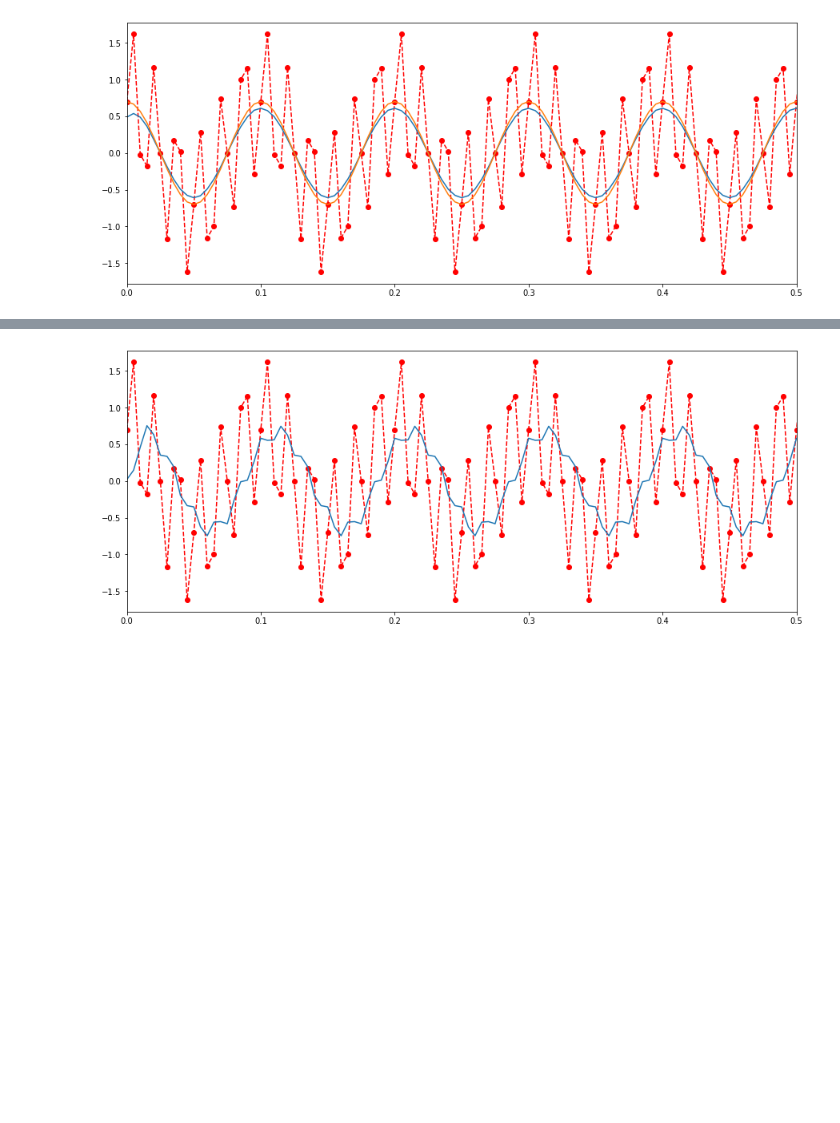
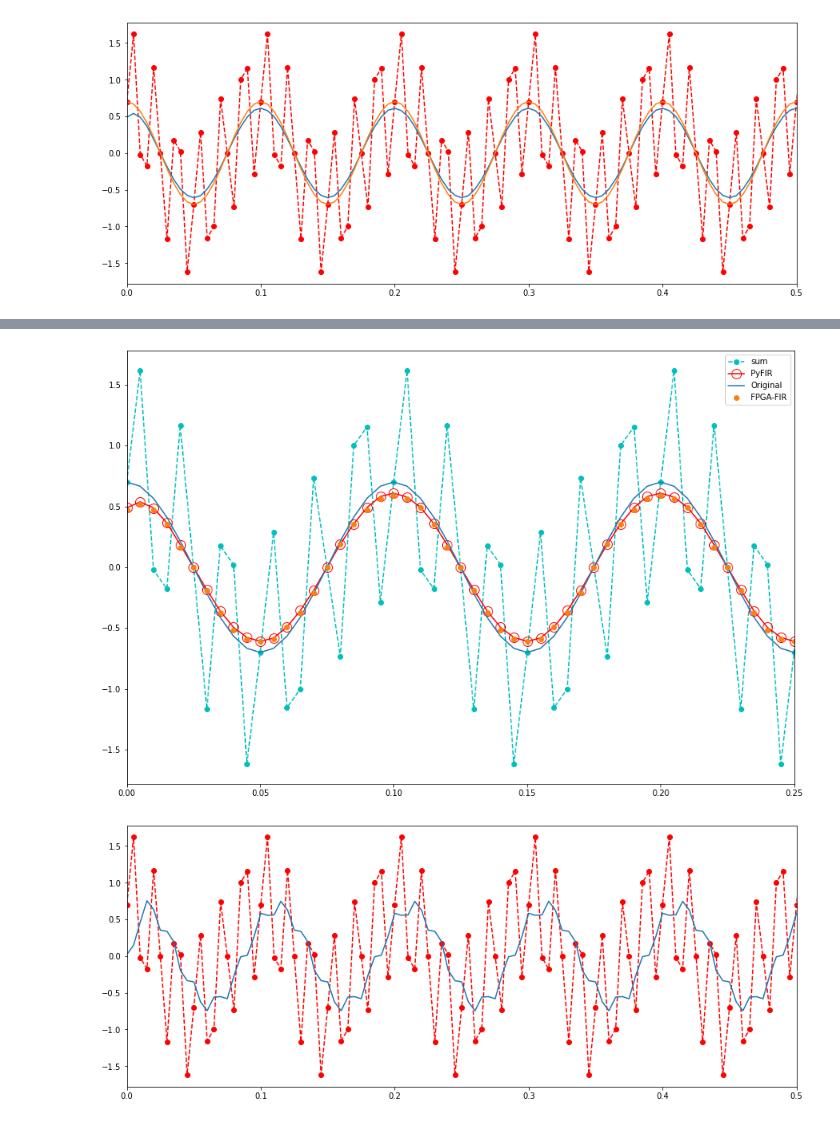
Before and after one commit to dariobaron/MAPD-A-fir-filter, a Jupyter notebook: FIRfilter_python.ipynb, the cells around one changed output, grey strips where cells are left out. Drawn from its saved outputs; the diff is of its cells as text; code cells hidden in the pictures; blank space fills up the shorter version.

```diff
--- a/FIRfilter_python.ipynb
+++ b/FIRfilter_python.ipynb
@@ -101,3 +126,26 @@ plt.show()
+# %%
+temporaneo = int(MBNO, 2) / 2**(len(MBNO)-2)
+
+filtered_signal = np.array([], dtype=int)
+for i in range(7):
+    filename = "filtered_signal"+str(i)+".txt"
+    filtered_signal = np.append(filtered_signal, np.loadtxt(filename, dtype=int))
+
+filtered_signal = signed_to_double(filtered_signal, Q) / temporaneo# 1.35# np.linalg.norm(taps) / normalization_taps
+
+#filtered_signal = np.loadtxt("filtered_signal.txt")
+
+plt.figure(figsize=(15,10))
+plt.plot(t,ys2+ys1,'c--o',label='sum')
+plt.plot(t - 0.5 * (numtaps-1) / sample_rate,filtered_y / normalization_taps, marker='o', markersize=12, fillstyle="none", color="red", label="PyFIR")
+plt.plot(t,ys1 , label="Original")
+plt.plot(t[:filtered_signal.shape[0]] - 0.5 * (numtaps-1) / sample_rate, filtered_signal, linestyle='', marker='o', label="FPGA-FIR")
+plt.legend()
+plt.xlim(0,0.25)
+
+plt.show()
+# %% [output]
+[figure, added]
 # %%
 filtered_y = signal.lfilter(taps, 1, ys1+ys2)
 
```
Also changed, not shown: parts of 3 cells of this notebook, 12 other files.
